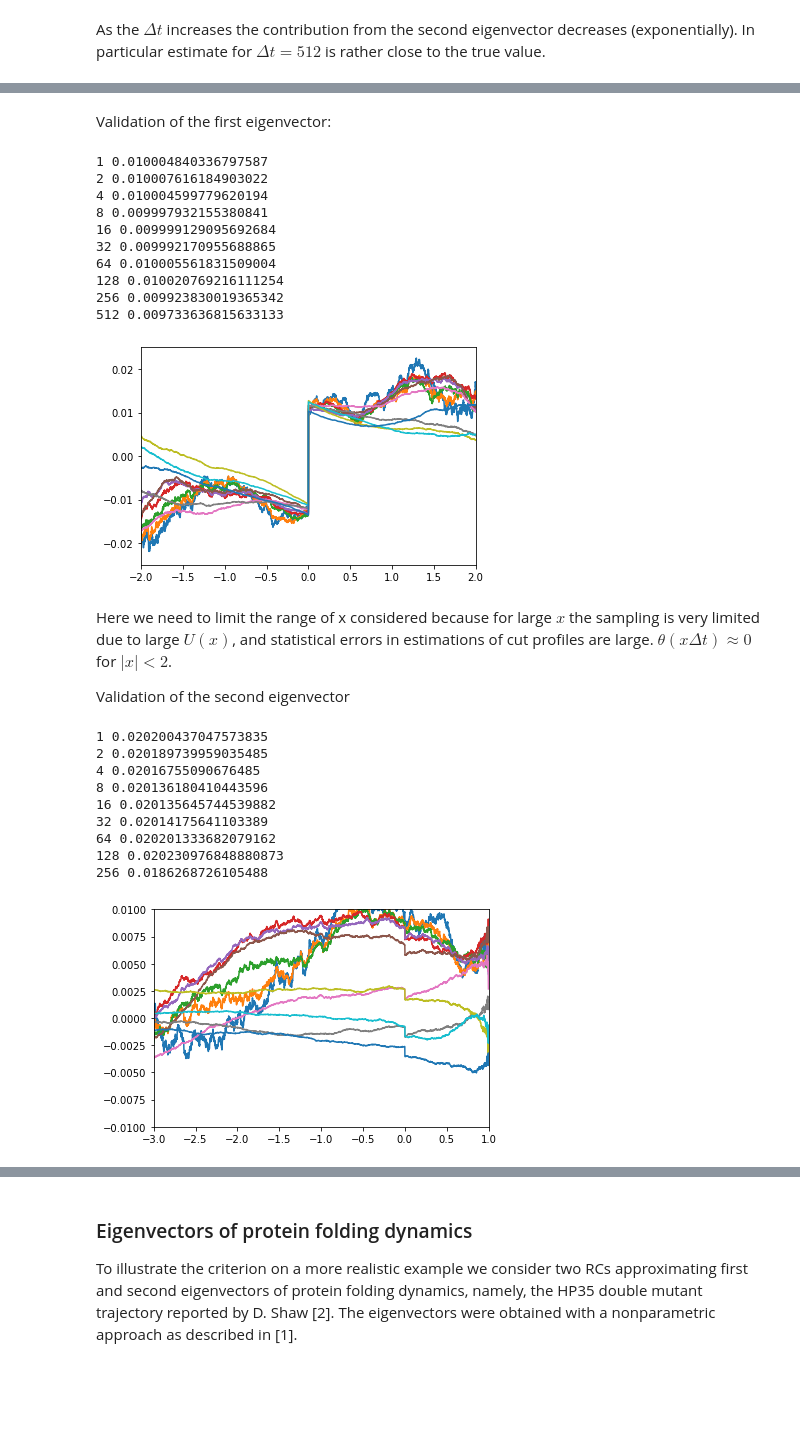
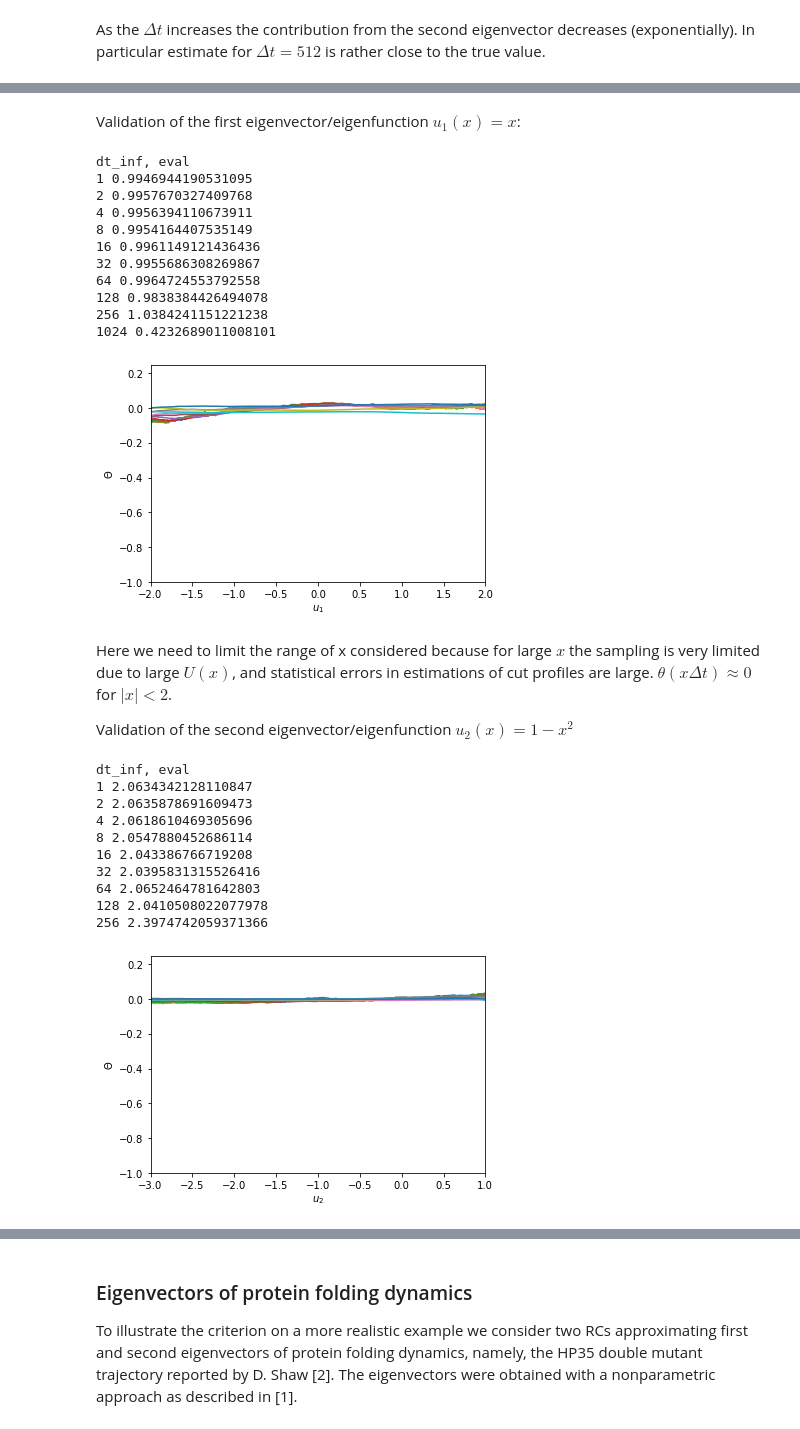
Before and after one commit to krivovsv/CFEPs, a Jupyter notebook: CFEP3.ipynb, the cells around one changed output, grey strips where cells are left out. Drawn from its saved outputs; the diff is of its cells as text; code cells hidden in the pictures; blank space fills up the shorter version.

```diff
--- a/CFEP3.ipynb
+++ b/CFEP3.ipynb
@@ -85,7 +126,8 @@ As expected the $\theta$ criterion fluctuates around zero; it is bounded by $\pm
 
 To illustrate the behavior of the criterion on a coordinate different from an eigenvector, we consider a superposition of two eigenvectors $\cos(\pi x)+0.5 \cos(5\pi x)$. First we consider the dependence of the estimated $\mu$ on the sampling interval $\Delta t$.
 # %%
-ev12=[cos(x*pi)+0.5*cos(x*5*pi) for x in traj]
+ev12=np.cos(pi*traj)+0.5*np.cos(5*pi*traj)
+print ('dt_inf, eval')
 for dt in ldt:
     try: print (dt,comp_eval(ev12,dt)/0.001)
     except: pass
@@ -104,6 +146,11 @@ for dt in ldt:
 # %% [markdown]
 As the $\Delta t$ increases the contribution from the second eigenvector decreases (exponentially). In particular estimate for $\Delta t=512$ is rather close to the true value.
 # %%
+ev12=ev12-sum(ev12)/len(ev12)
+
 lx,ltheta=comp_theta(ev12,ldt,tinf=512,dx=0.001)
 for ly in ltheta: plt.plot(lx,ly)
+plt.ylim(-2,0.25)
+plt.xlabel('$u_1+0.5u_5$')
+_=plt.ylabel('$\Theta$')
 # %% [output]
@@ -118,56 +165,66 @@ def f(x): return -x
 def D(x): return 1
 
 dt=0.01
-traj=comp_diffusion_euler(f,D,dt,10000000)
+np.random.seed(0)
+traj=comp_diffusion_euler(f,D,dt,1000000)
 # %% [markdown]
-Validation of the first eigenvector:
+Validation of the first eigenvector/eigenfunction $u_1(x)=x$:
 # %%
-ev1=[x for x in traj]
+ev1=traj-sum(traj)/len(traj)
 
+print ('dt_inf, eval')
 for dt in ldt:
-    try: print (dt,comp_eval(ev1,dt))
+    try: print (dt,comp_eval(ev1,dt)/0.01)
     except: pass
 
 lx,ltheta=comp_theta(ev1,ldt,tinf=64,dx=0.001)
 for ly in ltheta: plt.plot(lx,ly)
 plt.xlim(-2,2)
-_=plt.ylim(-0.025,0.025)
+plt.ylim(-1,0.25)
+plt.xlabel('$u_1$')
+_=plt.ylabel('$\Theta$')
 # %% [output]
-1 0.010004840336797587
-2 0.010007616184903022
-4 0.010004599779620194
-8 0.009997932155380841
-16 0.009999129095692684
-32 0.009992170955688865
-64 0.010005561831509004
-128 0.010020769216111254
-256 0.009923830019365342
-512 0.009733636815633133
+dt_inf, eval
+1 0.9946944190531095
+2 0.9957670327409768
+4 0.9956394110673911
+8 0.9954164407535149
+16 0.9961149121436436
+32 0.9955686308269867
+64 0.9964724553792558
+128 0.9838384426494078
+256 1.0384241151221238
+1024 0.4232689011008101
-[figure, old version]
+[figure, new version]
 # %% [markdown]
 Here we need to limit the range of x considered because for large $x$ the sampling is very limited due to large $U(x)$, and statistical errors in estimations of cut profiles are large. $\theta(x\Delta t)\approx 0$ for $|x|<2$.
 
-Validation of the second eigenvector
+Validation of the second eigenvector/eigenfunction $u_2(x)=1-x^2$
 # %%
-ev2=[1-x*x for x in traj]
+ev2=1-traj*traj
+ev2=ev2-sum(ev2)/len(ev2)
 
+print ('dt_inf, eval')
 for dt in ldt:
-    try: print (dt,comp_eval(ev2,dt))
+    try: print (dt,comp_eval(ev2,dt)/0.01)
     except: pass
 
 lx,ltheta=comp_theta(ev2,ldt,tinf=16,dx=0.001)
 for ly in ltheta: plt.plot(lx,ly)
 plt.xlim(-3,1)
-_=plt.ylim(-0.01,0.01)
+plt.ylim(-1,0.25)
+plt.xlabel('$u_2$')
+_=plt.ylabel('$\Theta$')
 # %% [output]
-1 0.020200437047573835
-2 0.020189739959035485
-4 0.02016755090676485
-8 0.020136180410443596
-16 0.020135645744539882
-32 0.02014175641103389
-64 0.020201333682079162
-128 0.020230976848880873
-256 0.0186268726105488
+dt_inf, eval
+1 2.0634342128110847
+2 2.0635878691609473
+4 2.0618610469305696
+8 2.0547880452686114
+16 2.043386766719208
+32 2.0395831315526416
+64 2.0652464781642803
+128 2.0410508022077978
+256 2.3974742059371366
-[figure, old version]
+[figure, new version]
 # %% [markdown]
```
Also changed, not shown: parts of 19 cells of this notebook, 5 other files.
